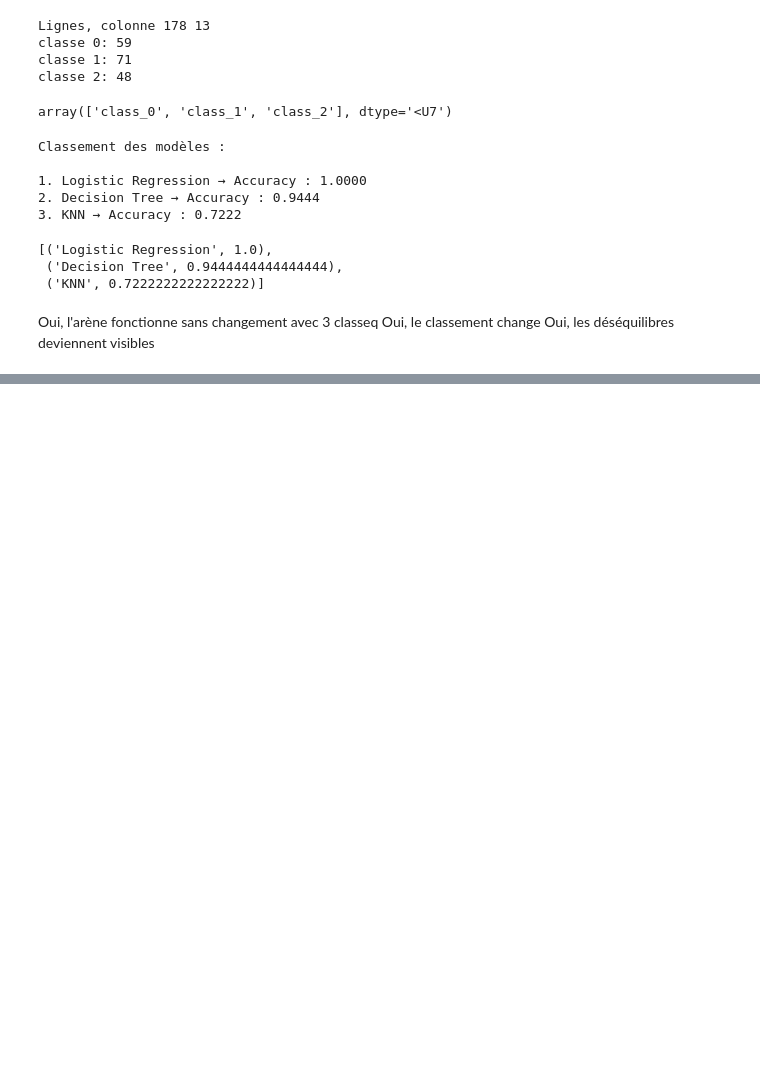
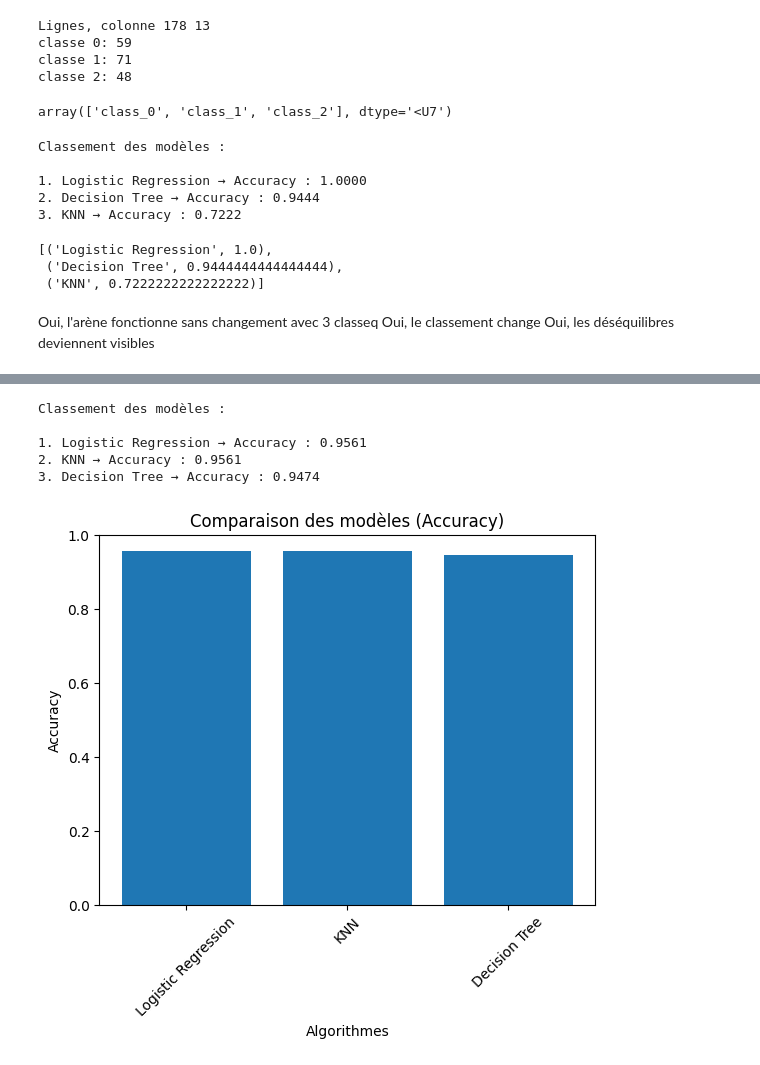
Before and after one commit to HoniTahina/-arene-des-algos-Tahina-HONI-RIKA, a Jupyter notebook: arene_des_algos.ipynb, the cells around one changed output, grey strips where cells are left out. Cells and saved outputs as stored; diff of their text form; code cells hidden in the pictures; blank space fills up the shorter version.

```diff
--- a/arene_des_algos.ipynb
+++ b/arene_des_algos.ipynb
@@ -233,0 +273,18 @@ Oui, les déséquilibres deviennent visibles
+# %%
+X, y = load_breast_cancer(return_X_y=True)
+
+X_train, X_test, y_train, y_test = train_test_split(
+    X, y,
+    test_size=0.2,
+    random_state=42
+)
+
+resultats = arene(X_train, X_test, y_train, y_test)
+plot_arene(resultats)
+# %% [output]
+Classement des modèles :
+
+1. Logistic Regression → Accuracy : 0.9561
+2. KNN → Accuracy : 0.9561
+3. Decision Tree → Accuracy : 0.9474
+[figure, added]
```
Also changed, not shown: parts of 6 cells of this notebook.
